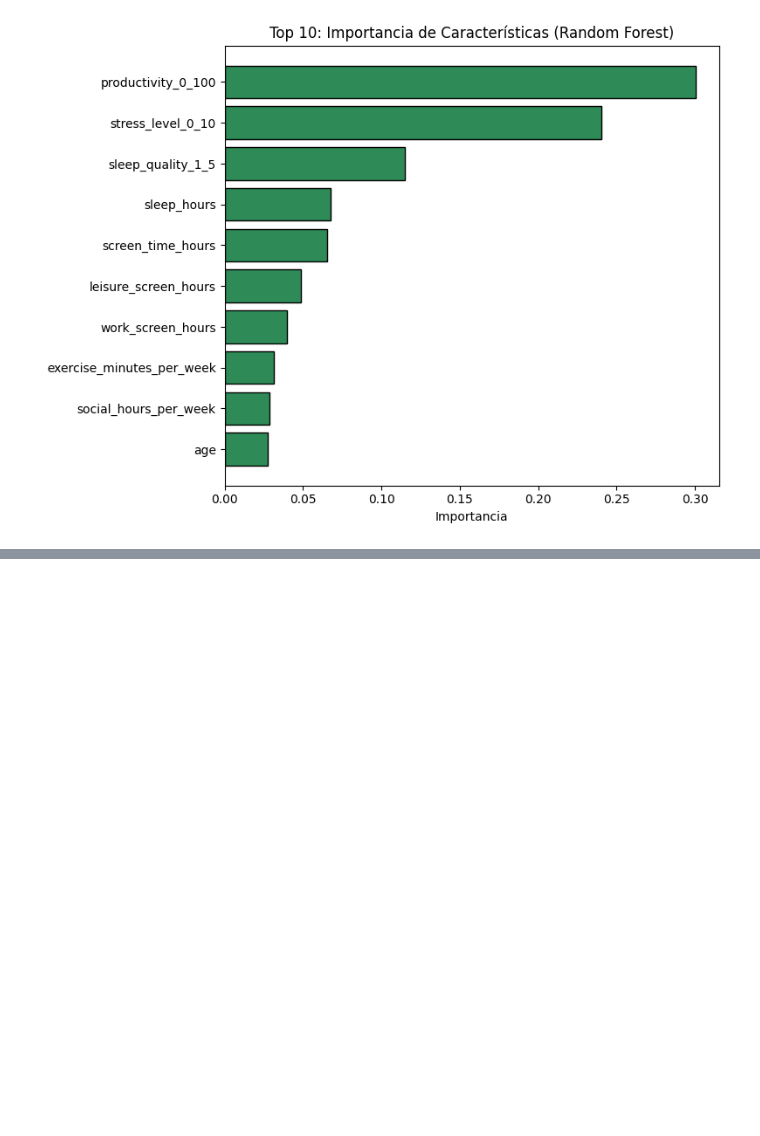
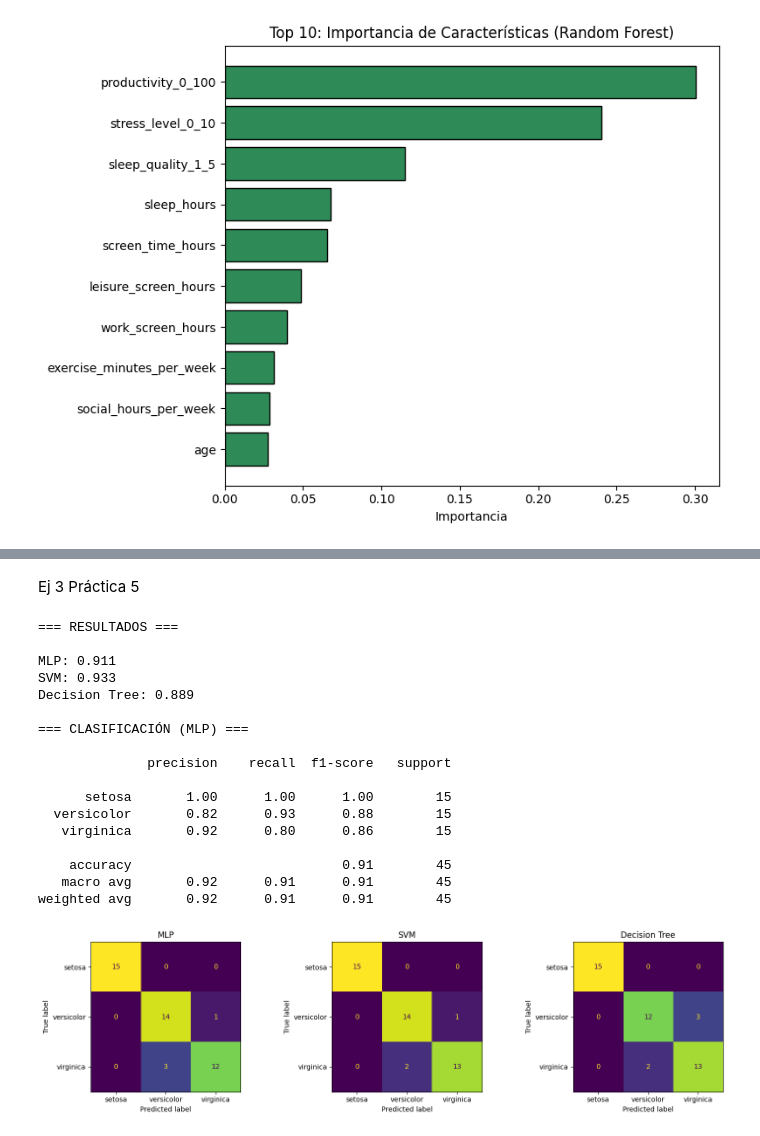
Before and after one commit to Flanyankee/PriacticosIA, a Jupyter notebook: Notebook.ipynb, the cells around one changed output, grey strips where cells are left out. Saved outputs shown, nothing was run; the diff lists cells and outputs as text; code cells hidden in the pictures; blank space fills up the shorter version.

Commit message:
Ej 3 Práctica 5

```diff
--- a/Notebook.ipynb
+++ b/Notebook.ipynb
@@ -433,0 +445,80 @@ Random Forest:
+# %% [markdown]
+Ej 3 Práctica 5
+# %%
+# Dataset
+iris = load_iris()
+X, y = iris.data, iris.target
+feature_names = iris.feature_names
+target_names = iris.target_names
+
+# División en entrenamiento y test
+X_train, X_test, y_train, y_test = train_test_split(
+    X, y, test_size=0.3, random_state=42, stratify=y
+)
+
+# Escalado de datos
+scaler = StandardScaler()
+X_train_scaled = scaler.fit_transform(X_train)
+X_test_scaled = scaler.transform(X_test)
+
+# MLP
+mlp = MLPClassifier(hidden_layer_sizes=(10, 10), activation='relu', solver='adam', max_iter=1000, random_state=42)
+mlp.fit(X_train_scaled, y_train)
+
+# SVM
+svm = SVC(kernel='rbf', gamma='scale', C=1.0, random_state=42)
+svm.fit(X_train_scaled, y_train)
+
+# Árbol de decisión
+tree = DecisionTreeClassifier(max_depth=4, random_state=42)
+tree.fit(X_train, y_train)
+
+# Predicción
+y_pred_mlp = mlp.predict(X_test_scaled)
+y_pred_svm = svm.predict(X_test_scaled)
+y_pred_tree = tree.predict(X_test)
+
+# Evaluación
+print("RESULTADOS \n")
+print("MLP:", round(accuracy_score(y_test, y_pred_mlp), 3))
+print("SVM:", round(accuracy_score(y_test, y_pred_svm), 3))
+print("Decision Tree:", round(accuracy_score(y_test, y_pred_tree), 3), "\n")
+
+print("CLASIFICACIÓN (MLP)\n")
+print(classification_report(y_test, y_pred_mlp, target_names=target_names))
+
+# Matriz de confusión con Matplotlib
+fig, axes = plt.subplots(1, 3, figsize=(15, 4))
+models = {
+    "MLP": y_pred_mlp,
+    "SVM": y_pred_svm,
+    "Decision Tree": y_pred_tree
+}
+
+for ax, (name, y_pred) in zip(axes, models.items()):
+    cm = confusion_matrix(y_test, y_pred)
+    disp = ConfusionMatrixDisplay(confusion_matrix=cm, display_labels=target_names)
+    disp.plot(ax=ax, colorbar=False)
+    ax.set_title(name)
+
+plt.tight_layout()
+plt.show()
+# %% [output]
+=== RESULTADOS ===
+
+MLP: 0.911
+SVM: 0.933
+Decision Tree: 0.889
+
+=== CLASIFICACIÓN (MLP) ===
+
+              precision    recall  f1-score   support
+
+      setosa       1.00      1.00      1.00        15
+  versicolor       0.82      0.93      0.88        15
+   virginica       0.92      0.80      0.86        15
+
+    accuracy                           0.91        45
+   macro avg       0.92      0.91      0.91        45
+weighted avg       0.92      0.91      0.91        45
+[figure, added]
```
Also changed, not shown: parts of 2 cells of this notebook.
